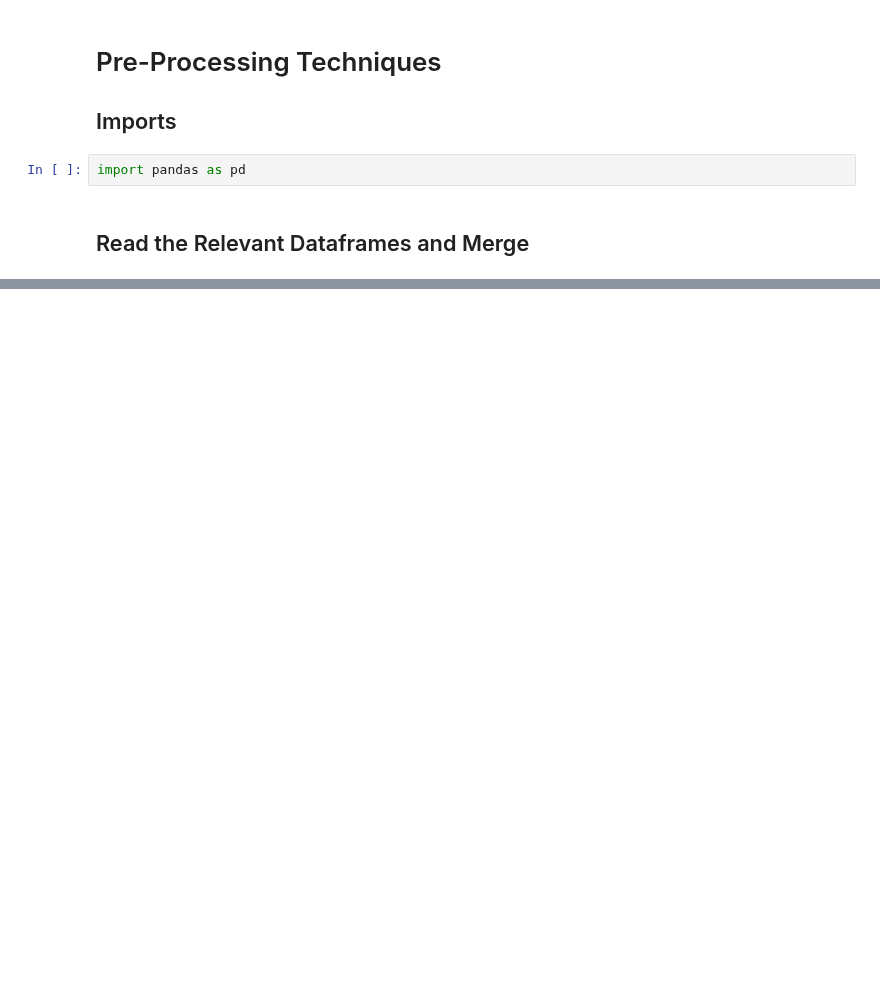
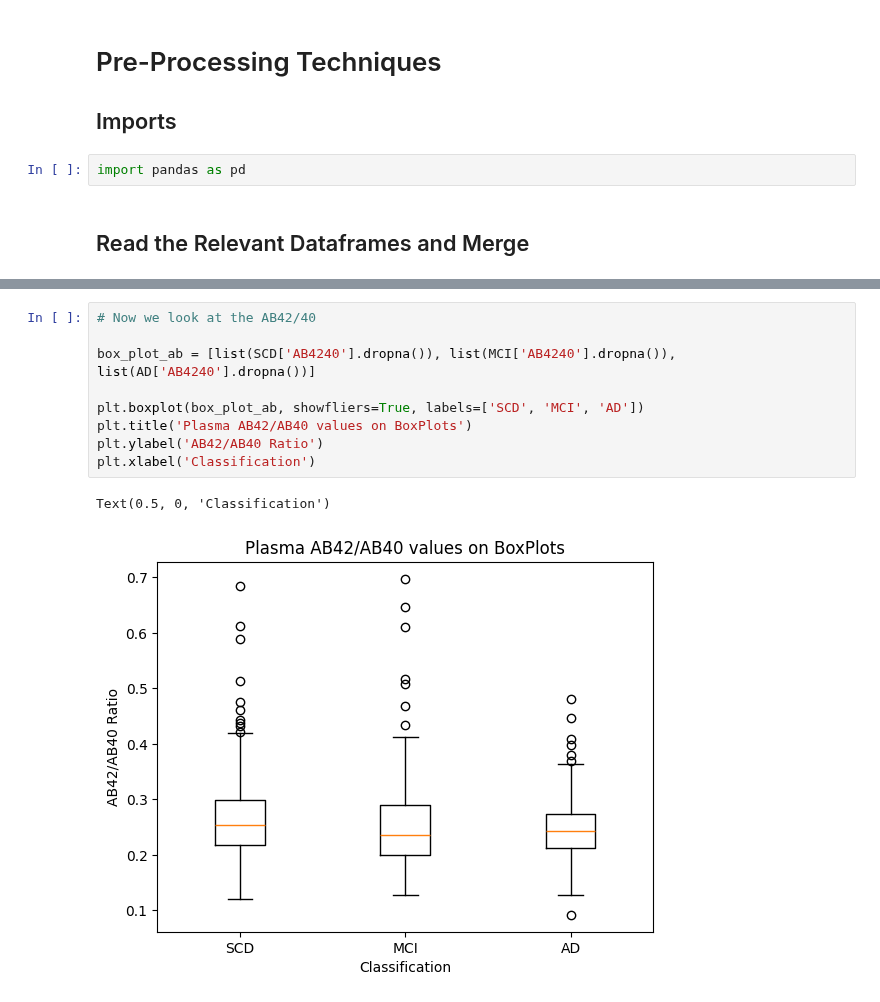
Before and after one commit to danielmakin/NoMoreAlzheimersDisease, a Jupyter notebook: PreProcessing.ipynb, the cells around one changed output, grey strips where cells are left out. Cells and saved outputs as stored; diff of their text form; blank space fills up the shorter version.

```diff
--- a/PreProcessing.ipynb
+++ b/PreProcessing.ipynb
@@ -49,0 +128,12 @@ BLEN Data Makes the Shape (580, 4)
+# %%
+# Now we look at the AB42/40
+
+box_plot_ab = [list(SCD['AB4240'].dropna()), list(MCI['AB4240'].dropna()), list(AD['AB4240'].dropna())]
+
+plt.boxplot(box_plot_ab, showfliers=True, labels=['SCD', 'MCI', 'AD'])
+plt.title('Plasma AB42/AB40 values on BoxPlots')
+plt.ylabel('AB42/AB40 Ratio')
+plt.xlabel('Classification')
+# %% [output]
+Text(0.5, 0, 'Classification')
+[figure, added]
```
Also changed, not shown: parts of 12 cells of this notebook, 1 other file.
